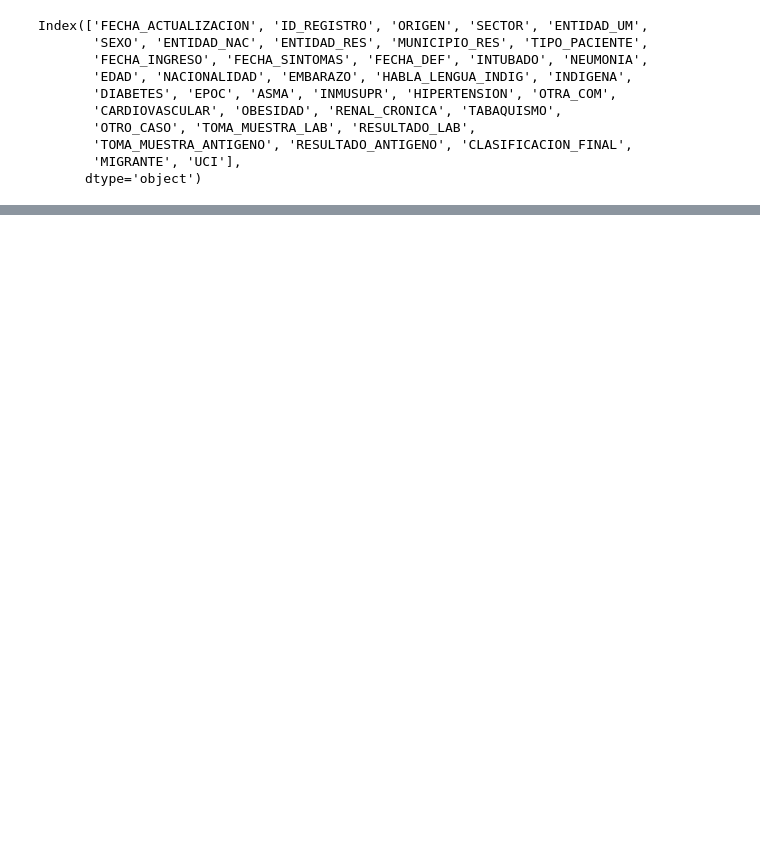
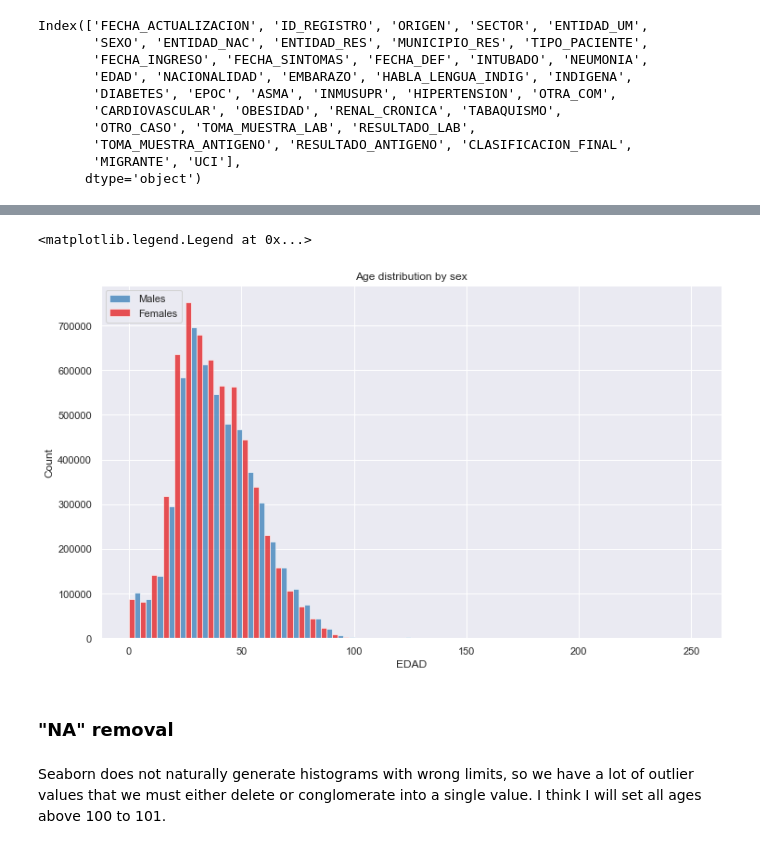
Before and after one commit to JuanEcheagaray75/COVID-19-Analysis, a Jupyter notebook: cleaning.ipynb, the cells around one changed output, grey strips where cells are left out. Drawn from its saved outputs; the diff is of its cells as text; code cells hidden in the pictures; blank space fills up the shorter version.

```diff
--- a/cleaning.ipynb
+++ b/cleaning.ipynb
@@ -46,0 +116,16 @@ df[morbilidades]
+# %%
+max_age = df['EDAD'].max()
+block = 5
+paleta_genero = sns.color_palette("Set1", 2)
+fig, ax = plt.subplots(figsize=(12, 7))
+ax = sns.histplot(df, x = df['EDAD'], bins = max_age // block, hue = df['SEXO'], multiple = 'dodge', legend=False, palette = paleta_genero)
+plt.title('Age distribution by sex')
+labels = ['Males', 'Females']
+plt.legend(labels, loc='upper left')
+# %% [output]
+<matplotlib.legend.Legend at 0x...>
+[figure, added]
+# %% [markdown]
+### "NA" removal
+# %% [markdown]
+Seaborn does not naturally generate histograms with wrong limits, so we have a lot of outlier values that we must either delete or conglomerate into a single value. I think I will set all ages above 100 to 101.
```
Also changed, not shown: parts of 33 cells of this notebook, 3 other files.
